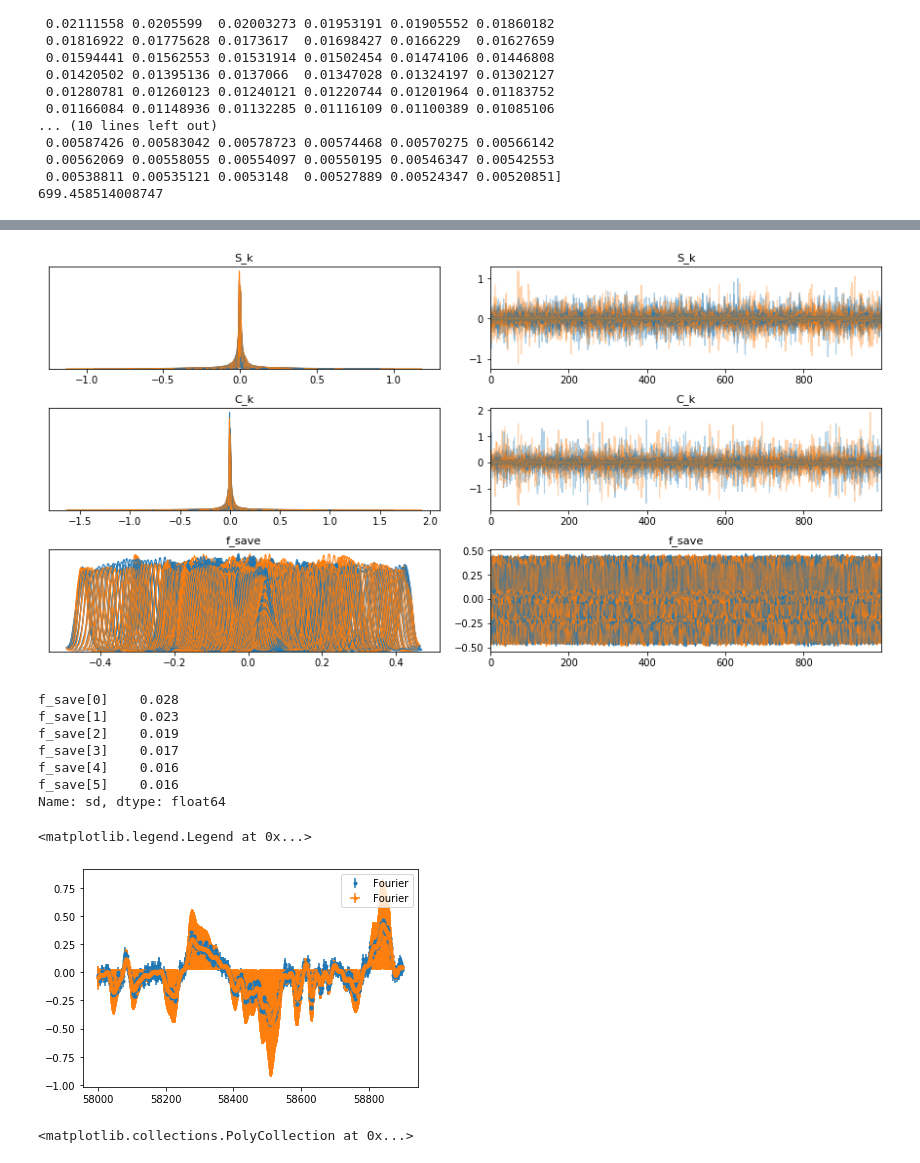
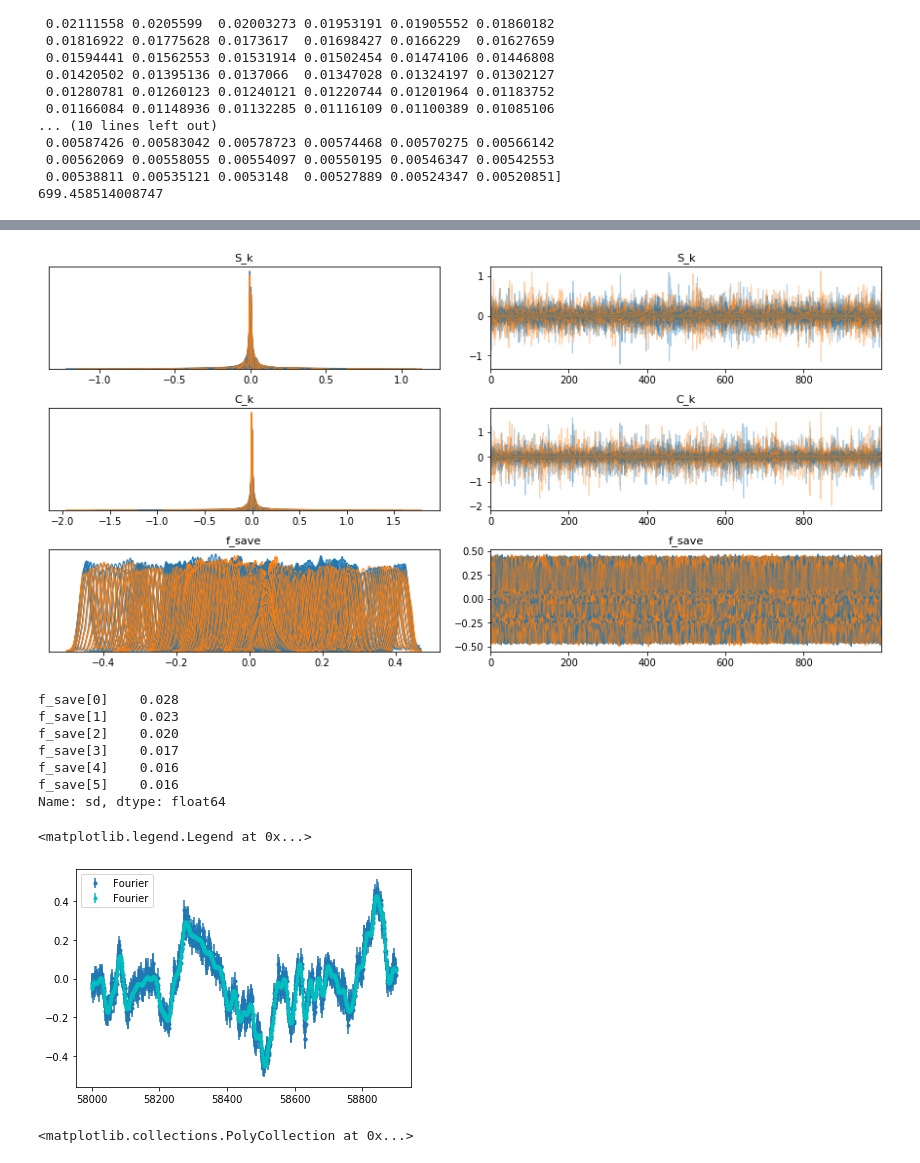
Before and after one commit to MalteBrinch/Master-Thesis-Code, a Jupyter notebook: Fourier series test.ipynb, the cells around one changed output, grey strips where cells are left out. Drawn from its saved outputs; the diff is of its cells as text; code cells hidden in the pictures.

```diff
--- a/Fourier series test.ipynb
+++ b/Fourier series test.ipynb
@@ -68,7 +68,7 @@ with pm.Model() as model:
     C_k = pm.Normal('C_k',mu=0.0,sigma=sigma_k,shape=N_k)
     #find way to avoid for loop in theano
 
-    f,updates=theano.scan(fn=lambda X_driv:tt.sum(C_k*tt.cos(omg_k*X_driv)+S_k*tt.sin(omg_k*X_driv)),
+    f, _=theano.scan(fn=lambda X_driv:tt.sum(C_k*tt.cos(omg_k*X_driv)+S_k*tt.sin(omg_k*X_driv)),
                          sequences=[X_driv])
     f_save=pm.Deterministic('f_save',f)
     likelihood = pm.Normal('f_driv', mu=f, sigma=err_driv, observed=f_driv)
@@ -88,7 +90,7 @@ pm.plot_posterior(tracetransfer,'f_save');
 # %%
 pm.traceplot(tracetransfer);
 # %% [output]
-[figure, old version]
+[figure, new version]
 # %%
 summ=pm.summary(tracetransfer,'f_save');
 
@@ -104,7 +106,7 @@ ferr_plot[0:6]
 # %% [output]
 f_save[0]    0.028
 f_save[1]    0.023
-f_save[2]    0.019
+f_save[2]    0.020
 f_save[3]    0.017
 f_save[4]    0.016
 f_save[5]    0.016
@@ -112,16 +114,16 @@ Name: sd, dtype: float64
 # %%
 plt.errorbar(X_driv, f_driv, err_driv,fmt='.',label='Fourier')
 #plt.plot(X_driv,f_driv,'.',label='data')
 
-#plt.errorbar(X_driv, f_plot, ferr_plot,fmt='c.',label='Fourier')
+plt.errorbar(X_driv, f_plot, ferr_plot,fmt='c.',label='Fourier')
 #plt.errorbar(X_driv, f_plot, f_hpd_3,fmt='.',label='Fourier 3')
 #plt.errorbar(X_driv, f_plot, f_hpd_97,fmt='.',label='Fourier 97')
 #plt.errorbar(X_driv, f_plot, f_hpd_97,f_hpd_3,fmt='.',label='Fourier')
-plt.errorbar(X_driv, f_plot, f_hpd_3,f_hpd_97,fmt='.',label='Fourier')
+#plt.errorbar(X_driv, f_plot, f_hpd_3,f_hpd_97,fmt='.',label='Fourier')
 plt.legend()
 # %% [output]
 <matplotlib.legend.Legend at 0x...>
-[figure, old version]
+[figure, new version]
 # %%
 #plt.errorbar(X_driv, f_driv, err_driv,fmt='.',label='Fourier')
 plt.plot(X_driv,f_driv,'.',label='data')
```
Also changed, not shown: parts of 2 cells of this notebook.
